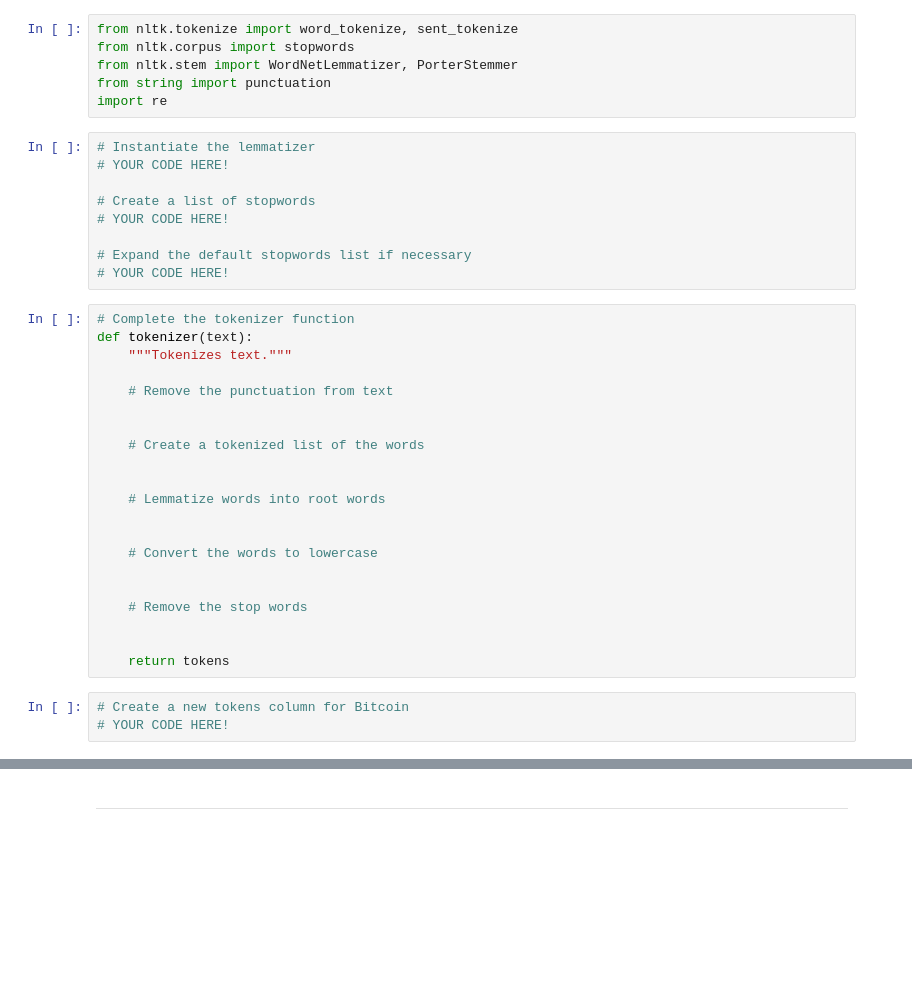
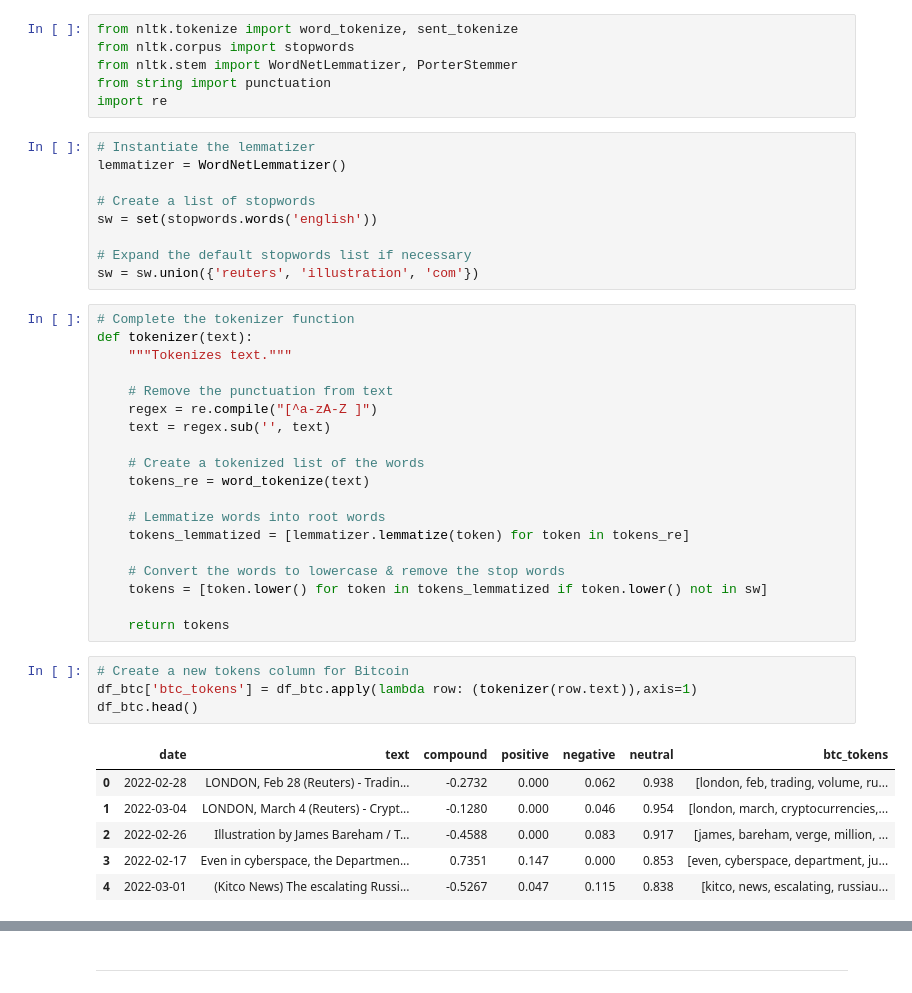
Before and after one commit to jshapiro651/python-homework-12, a Jupyter notebook: App/crypto_sentiment.ipynb, the cells around one changed output, grey strips where cells are left out. Saved outputs shown, nothing was run; the diff lists cells and outputs as text; blank space fills up the shorter version.

```diff
--- a/App/crypto_sentiment.ipynb
+++ b/App/crypto_sentiment.ipynb
@@ -225,36 +239,42 @@ from string import punctuation
 import re
 # %%
 # Instantiate the lemmatizer
-# YOUR CODE HERE!
+lemmatizer = WordNetLemmatizer()
 
 # Create a list of stopwords
-# YOUR CODE HERE!
+sw = set(stopwords.words('english'))
 
 # Expand the default stopwords list if necessary
-# YOUR CODE HERE!
+sw = sw.union({'reuters', 'illustration', 'com'})
 # %%
 # Complete the tokenizer function
 def tokenizer(text):
     """Tokenizes text."""
 
     # Remove the punctuation from text
-
+    regex = re.compile("[^a-zA-Z ]")
+    text = regex.sub('', text)
 
     # Create a tokenized list of the words
-
+    tokens_re = word_tokenize(text)
 
     # Lemmatize words into root words
+    tokens_lemmatized = [lemmatizer.lemmatize(token) for token in tokens_re]
 
-
-    # Convert the words to lowercase
-
-
-    # Remove the stop words
-
+    # Convert the words to lowercase & remove the stop words
+    tokens = [token.lower() for token in tokens_lemmatized if token.lower() not in sw]
 
     return tokens
 # %%
 # Create a new tokens column for Bitcoin
-# YOUR CODE HERE!
+df_btc['btc_tokens'] = df_btc.apply(lambda row: (tokenizer(row.text)),axis=1)
+df_btc.head()
+# %% [output]
+|  | date | text | compound | positive | negative | neutral | btc_tokens |
+| 0 | 2022-02-28 | LONDON, Feb 28 (Reuters) - Tradin... | -0.2732 | 0.000 | 0.062 | 0.938 | [london, feb, trading, volume, ru... |
+| 1 | 2022-03-04 | LONDON, March 4 (Reuters) - Crypt... | -0.1280 | 0.000 | 0.046 | 0.954 | [london, march, cryptocurrencies,... |
+| 2 | 2022-02-26 | Illustration by James Bareham / T... | -0.4588 | 0.000 | 0.083 | 0.917 | [james, bareham, verge, million, ... |
+| 3 | 2022-02-17 | Even in cyberspace, the Departmen... | 0.7351 | 0.147 | 0.000 | 0.853 | [even, cyberspace, department, ju... |
+| 4 | 2022-03-01 | (Kitco News) The escalating Russi... | -0.5267 | 0.047 | 0.115 | 0.838 | [kitco, news, escalating, russiau... |
 # %%
 # Create a new tokens column for Ethereum
```
Also changed, not shown: parts of 4 cells of this notebook.
